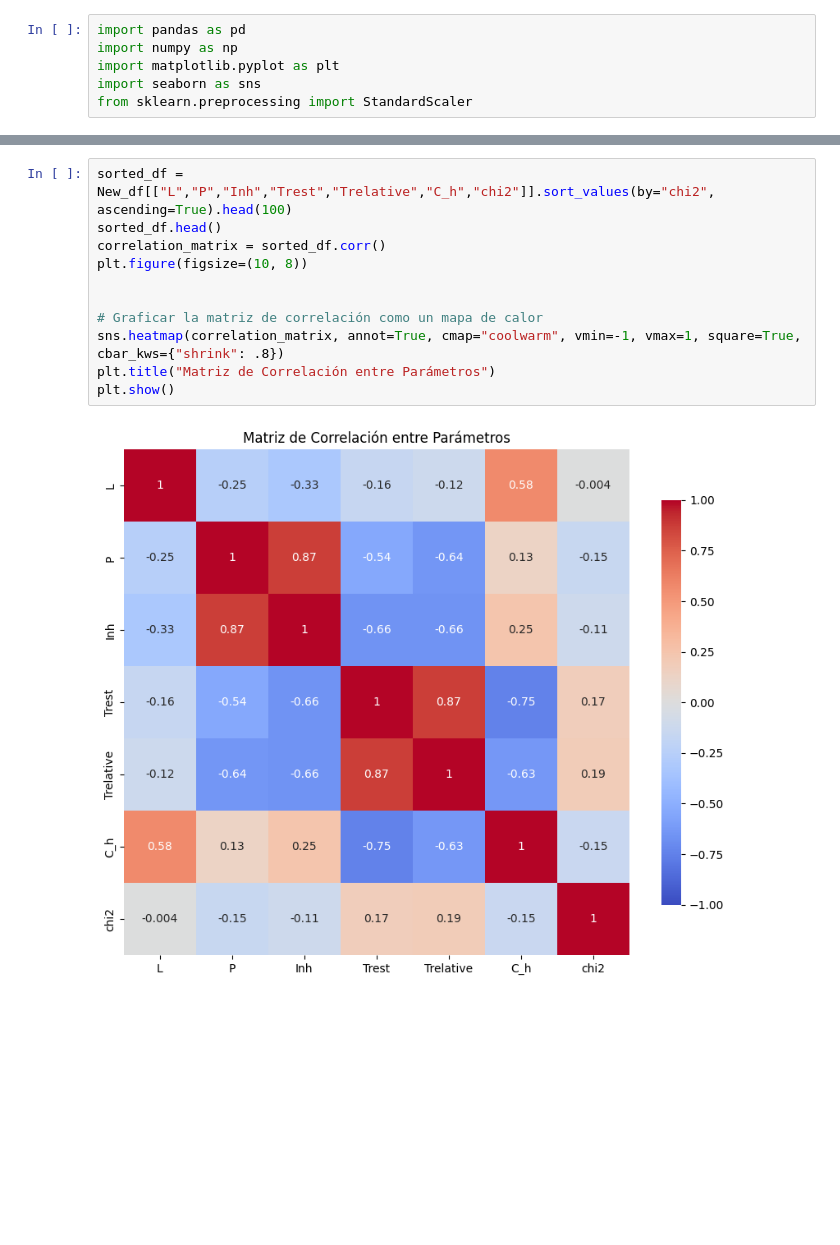
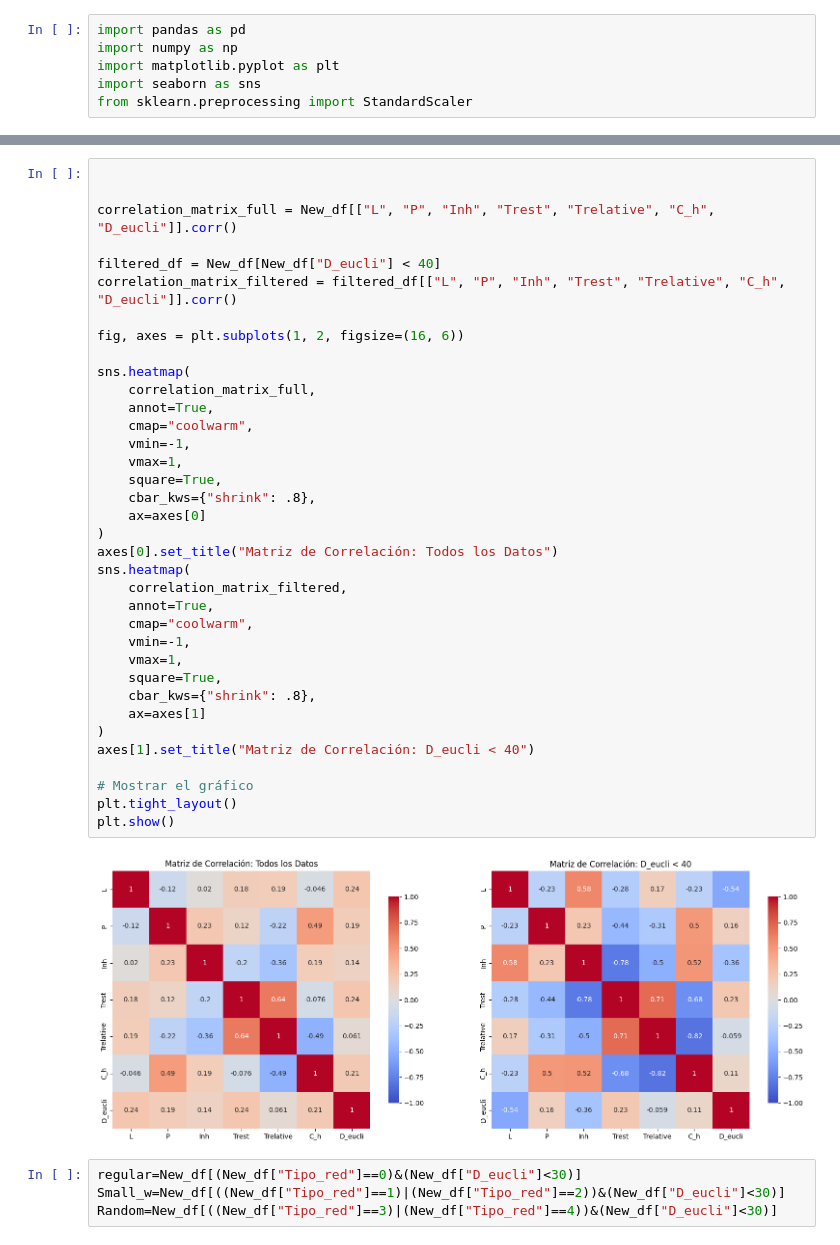
Before and after one commit to juanmillan03/Tesis-CA, a Jupyter notebook: Codigos/V9/Data_base.ipynb, the cells around one changed output, grey strips where cells are left out. Cells and saved outputs as stored; diff of their text form; blank space fills up the shorter version.

```diff
--- a/Codigos/V9/Data_base.ipynb
+++ b/Codigos/V9/Data_base.ipynb
@@ -50,13 +24,42 @@ plt.show()
-# %%
-sorted_df = New_df[["L","P","Inh","Trest","Trelative","C_h","chi2"]].sort_values(by="chi2", ascending=True).head(100)
-sorted_df.head()
-correlation_matrix = sorted_df.corr()
-plt.figure(figsize=(10, 8))
-
-
-# Graficar la matriz de correlación como un mapa de calor
-sns.heatmap(correlation_matrix, annot=True, cmap="coolwarm", vmin=-1, vmax=1, square=True, cbar_kws={"shrink": .8})
-plt.title("Matriz de Correlación entre Parámetros")
-plt.show()
-# %% [output]
-[figure, removed]
+# %%
+
+
+correlation_matrix_full = New_df[["L", "P", "Inh", "Trest", "Trelative", "C_h", "D_eucli"]].corr()
+
+filtered_df = New_df[New_df["D_eucli"] < 40]
+correlation_matrix_filtered = filtered_df[["L", "P", "Inh", "Trest", "Trelative", "C_h", "D_eucli"]].corr()
+
+fig, axes = plt.subplots(1, 2, figsize=(16, 6))
+
+sns.heatmap(
+    correlation_matrix_full,
+    annot=True,
+    cmap="coolwarm",
+    vmin=-1,
+    vmax=1,
+    square=True,
+    cbar_kws={"shrink": .8},
+    ax=axes[0]
+)
+axes[0].set_title("Matriz de Correlación: Todos los Datos")
+sns.heatmap(
+    correlation_matrix_filtered,
+    annot=True,
+    cmap="coolwarm",
+    vmin=-1,
+    vmax=1,
+    square=True,
+    cbar_kws={"shrink": .8},
+    ax=axes[1]
+)
+axes[1].set_title("Matriz de Correlación: D_eucli < 40")
+
+# Mostrar el gráfico
+plt.tight_layout()
+plt.show()
+# %% [output]
+[figure, added]
+# %%
+regular=New_df[(New_df["Tipo_red"]==0)&(New_df["D_eucli"]<30)]
+Small_w=New_df[((New_df["Tipo_red"]==1)|(New_df["Tipo_red"]==2))&(New_df["D_eucli"]<30)]
+Random=New_df[((New_df["Tipo_red"]==3)|(New_df["Tipo_red"]==4))&(New_df["D_eucli"]<30)]
```
Also changed, not shown: parts of 10 cells of this notebook, 18 other files.
